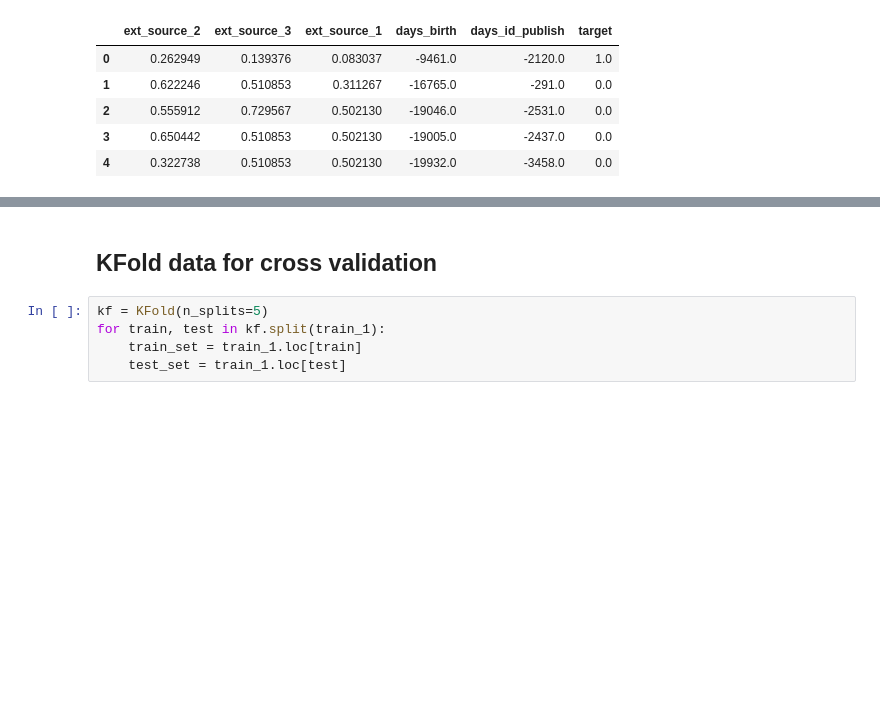
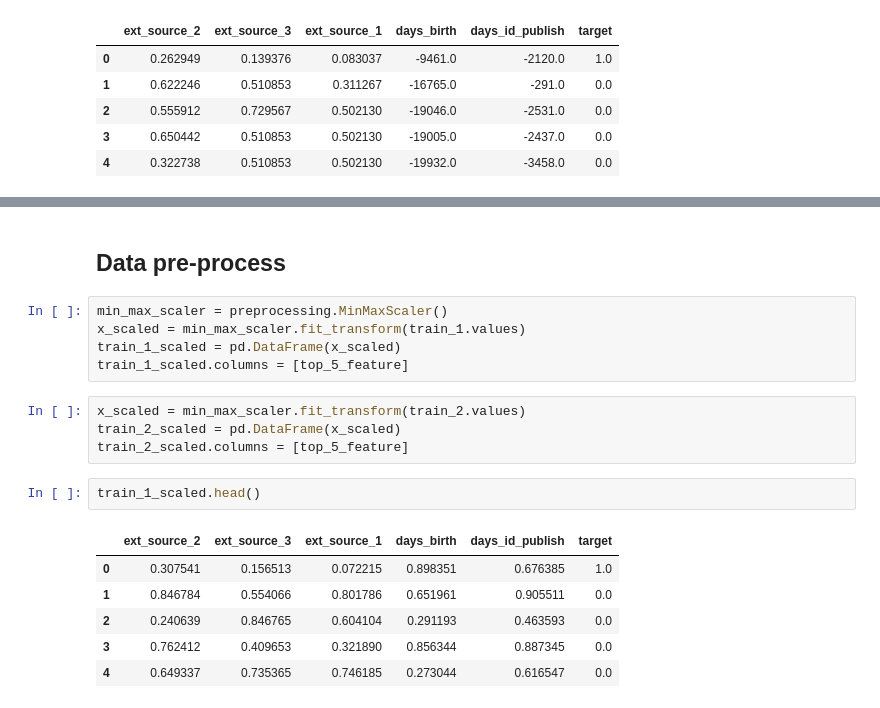
Before and after one commit to jerryzhu1/Home_Credit_Default_Risk, a Jupyter notebook: EDA.ipynb, the cells around one changed output, grey strips where cells are left out. Cells and saved outputs as stored; diff of their text form; blank space fills up the shorter version.

```diff
--- a/EDA.ipynb
+++ b/EDA.ipynb
@@ -519,7 +516,20 @@ a
-# %% [markdown]
-## KFold data for cross validation
-# %%
-kf = KFold(n_splits=5)
-for train, test in kf.split(train_1):
-    train_set = train_1.loc[train]
-    test_set = train_1.loc[test]
+# %% [markdown]
+## Data pre-process
+# %%
+min_max_scaler = preprocessing.MinMaxScaler()
+x_scaled = min_max_scaler.fit_transform(train_1.values)
+train_1_scaled = pd.DataFrame(x_scaled)
+train_1_scaled.columns = [top_5_feature]
+# %%
+x_scaled = min_max_scaler.fit_transform(train_2.values)
+train_2_scaled = pd.DataFrame(x_scaled)
+train_2_scaled.columns = [top_5_feature]
+# %%
+train_1_scaled.head()
+# %% [output]
+|  | ext_source_2 | ext_source_3 | ext_source_1 | days_birth | days_id_publish | target |
+| 0 | 0.307541 | 0.156513 | 0.072215 | 0.898351 | 0.676385 | 1.0 |
+| 1 | 0.846784 | 0.554066 | 0.801786 | 0.651961 | 0.905511 | 0.0 |
+| 2 | 0.240639 | 0.846765 | 0.604104 | 0.291193 | 0.463593 | 0.0 |
+| 3 | 0.762412 | 0.409653 | 0.321890 | 0.856344 | 0.887345 | 0.0 |
+| 4 | 0.649337 | 0.735365 | 0.746185 | 0.273044 | 0.616547 | 0.0 |
```
Also changed, not shown: parts of 19 cells of this notebook.
